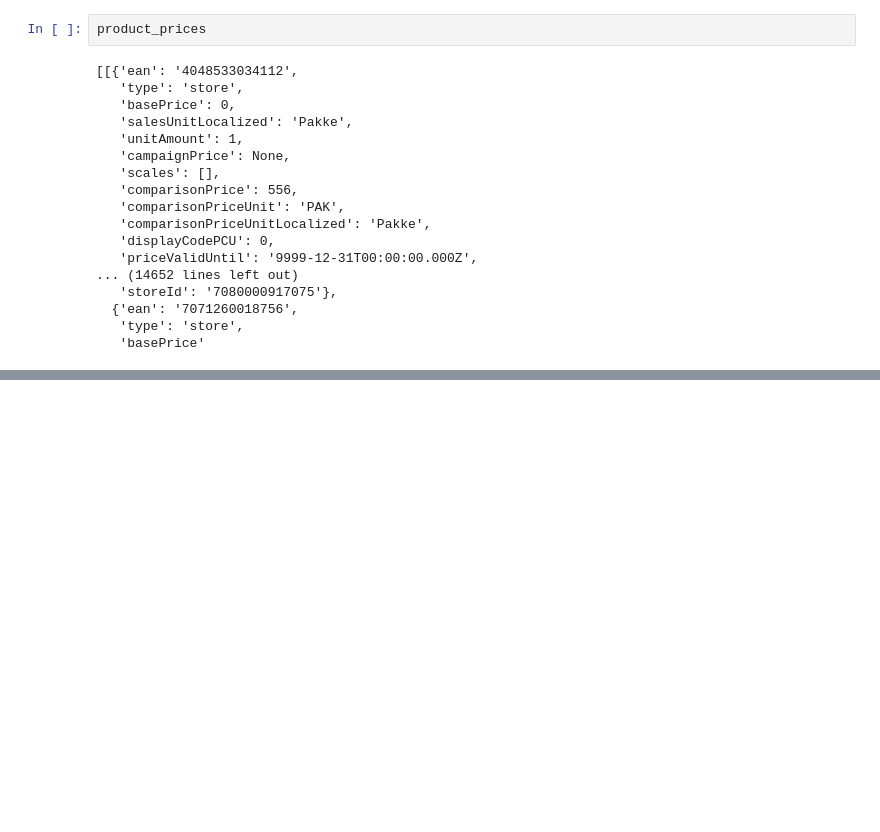
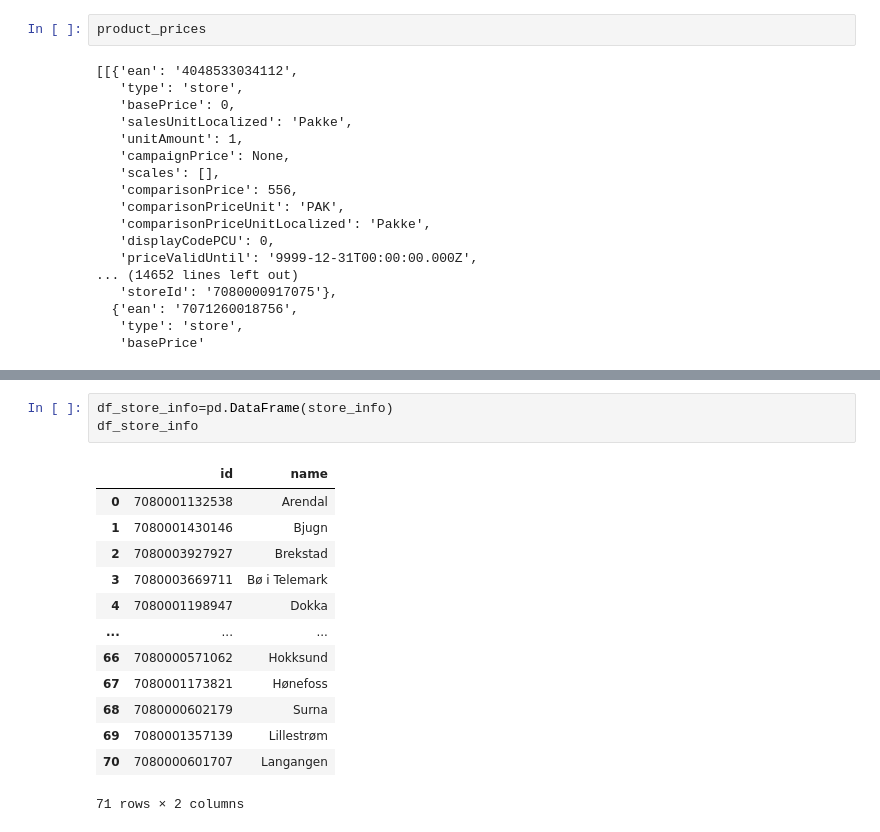
Before and after one commit to monjurkuet/dataEngineering---SvennProductsScraper, a Jupyter notebook: main.ipynb, the cells around one changed output, grey strips where cells are left out. Cells and saved outputs as stored; diff of their text form; blank space fills up the shorter version.

```diff
--- a/main.ipynb
+++ b/main.ipynb
@@ -58,3 +58,20 @@ df
 | 1897 | 844219029526 | store | 0 | Stykk | 0.2049 | NaN | [] | 226.6 | ... |
 | 1898 | 844219029526 | store | 0 | Stykk | 0.2049 | NaN | [] | 226.6 | ... |
 1899 rows × 20 columns
+# %%
+df_store_info=pd.DataFrame(store_info)
+df_store_info
+# %% [output]
+|  | id | name |
+| 0 | 7080001132538 | Arendal |
+| 1 | 7080001430146 | Bjugn |
+| 2 | 7080003927927 | Brekstad |
+| 3 | 7080003669711 | Bø i Telemark |
+| 4 | 7080001198947 | Dokka |
+| ... | ... | ... |
+| 66 | 7080000571062 | Hokksund |
+| 67 | 7080001173821 | Hønefoss |
+| 68 | 7080000602179 | Surna |
+| 69 | 7080001357139 | Lillestrøm |
+| 70 | 7080000601707 | Langangen |
+71 rows × 2 columns
```
Also changed, not shown: parts of 17 cells of this notebook, 1 other file.
